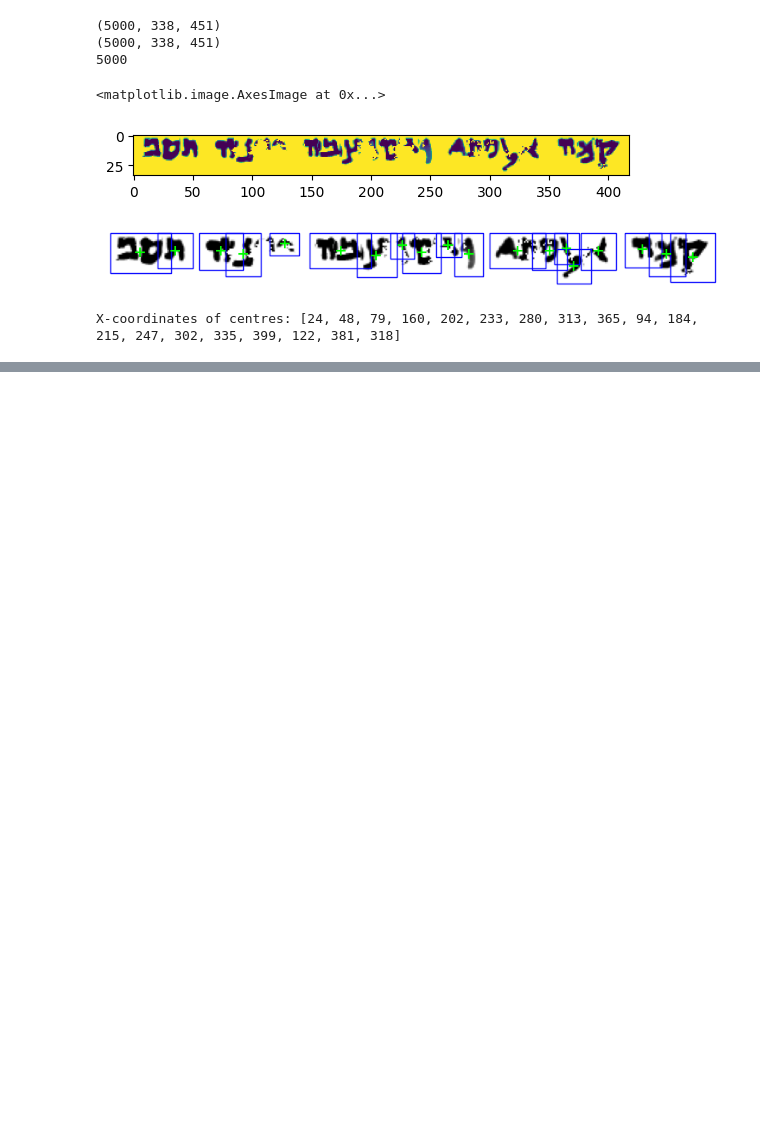
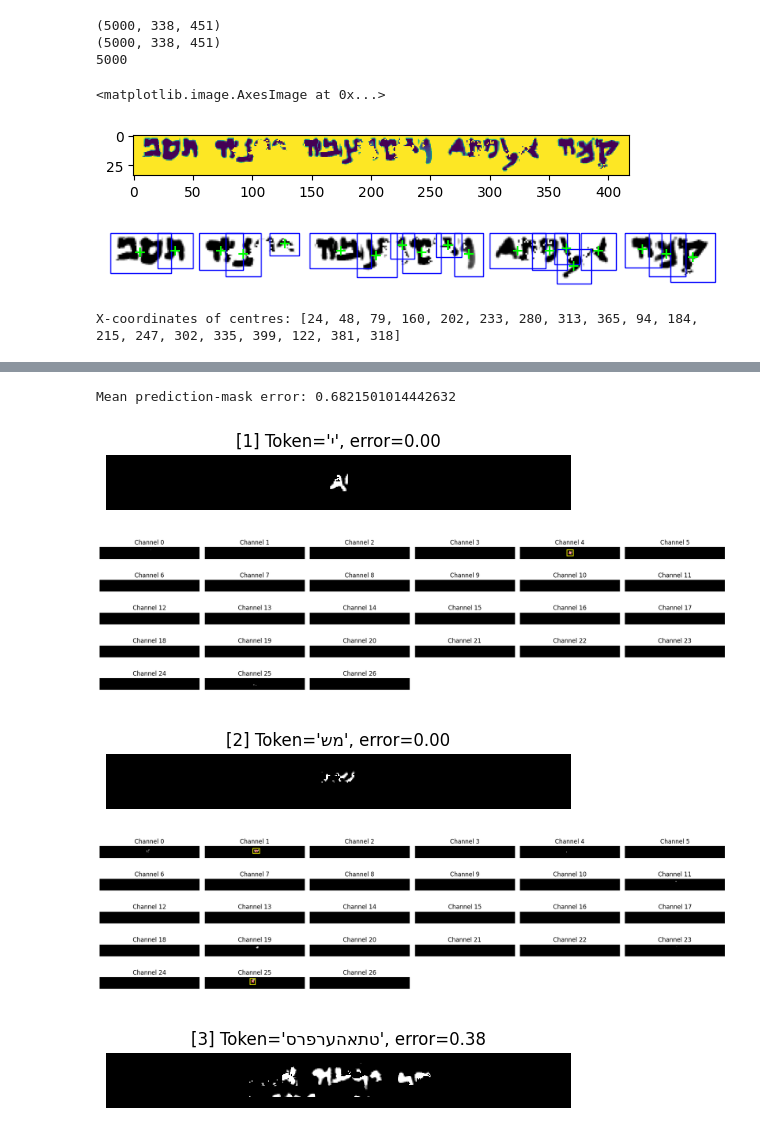
Before and after one commit to DeLnlyMthrLvr/DeadSeaScrolls, a Jupyter notebook: seb/character_segmentation/line_char_extraction.ipynb, the cells around one changed output, grey strips where cells are left out. Drawn from its saved outputs; the diff is of its cells as text; code cells hidden in the pictures; blank space fills up the shorter version.

```diff
--- a/seb/character_segmentation/line_char_extraction.ipynb
+++ b/seb/character_segmentation/line_char_extraction.ipynb
@@ -294,7 +340,7 @@ import pickle
 with open("tokens.pkl", "rb") as f:
     imported_tokens = pickle.load(f)
 
-errors = []
+prediction_errors = []
 for label_mask, line, prediction_mask, imported_token in tqdm.tqdm(zip(label_masks, lines, prediction_masks, imported_tokens, strict=True), total=lines.shape[0]):
     segmentation_mask = np.zeros(shape=(27, label_mask.shape[0], label_mask.shape[1]))
 
@@ -305,14 +351,15 @@ for label_mask, line, prediction_mask, imported_token in tqdm.tqdm(zip(label_mas
 
     centers = extractor(segmentation_mask)
 
-    reconstructed_token = [token_to_char[idx] for x, _, idx in centers]
+    reconstructed_token = [token_to_char[idx] for x, _, idx, box in centers]
 
     tokens_ratio = ratio(reconstructed_token,imported_token)
 
-    errors.append(tokens_ratio)
+    prediction_errors.append(tokens_ratio)
 
-np.mean(errors)
+print(np.mean(prediction_errors))
 
+test_error = []
 for label_mask, line, prediction_mask, imported_token in tqdm.tqdm(zip(label_masks, lines, prediction_masks, imported_tokens, strict=True), total=lines.shape[0]):
     segmentation_mask = np.zeros(shape=(27, label_mask.shape[0], label_mask.shape[1]))
 
@@ -323,11 +370,11 @@ for label_mask, line, prediction_mask, imported_token in tqdm.tqdm(zip(label_mas
 
     centers = extractor(segmentation_mask)
 
-    reconstructed_token = [token_to_char[idx] for x, _, idx in centers]
+    reconstructed_token = [token_to_char[idx] for x, _, idx, box in centers]
 
     tokens_ratio = ratio(reconstructed_token,imported_token)
 
-    errors.append(tokens_ratio)
+    test_error.append(tokens_ratio)
 
-np.mean(errors)
+np.mean(test_error)
 # %% [output]
@@ -335,0 +384,65 @@ np.float64(0.9388748590596927)
+# %%
+import pickle
+import tqdm
+
+label_masks = np.load("label_masks.npy")
+lines = np.load("lines.npy")
+prediction_masks = np.load("predictions_masks.npy")
+with open("tokens.pkl", "rb") as f:
+    imported_tokens = pickle.load(f)
+
+prediction_errors = []
+for label_mask, line, pred_mask, imp_tok in tqdm.tqdm(
+    zip(label_masks, lines, prediction_masks, imported_tokens, strict=True),
+    total=lines.shape[0]
+):
+    # build a one-hot stack for each predicted label
+    seg = np.zeros((27, *pred_mask.shape), dtype=bool)
+    for lbl in np.unique(pred_mask):
+        if lbl == 27: continue
+        seg[lbl] = (pred_mask == lbl)
+    # extract centers/boxes & reconstruct
+    centers = extractor(seg)
+    recon = [ token_to_char[idx] for (_, _, idx, _) in centers ]
+    prediction_errors.append(ratio("".join(recon), imp_tok))
+
+prediction_errors = np.array(prediction_errors)
+print("Mean prediction‐mask error:", np.mean(prediction_errors))
+
+N_HARD = 10
+hard_idxs = np.argsort(prediction_errors)[:N_HARD]
+
+
+hard = [
+    (
+        label_masks[i],
+        lines[i],
+        prediction_masks[i],
+        imported_tokens[i],
+        float(prediction_errors[i])
+    )
+    for i in hard_idxs
+]
+
+for rank, (lbl_mask, line_img, pred_mask, token, err) in enumerate(hard, 1):
+    # -- raw line --
+    plt.figure(figsize=(6,3))
+    plt.imshow(line_img[0], cmap="gray", origin="upper")
+    plt.title(f"[{rank}] Token={token!r}, error={err:.2f}")
+    plt.axis("off")
+    plt.show()
+
+    seg = np.zeros((27, *pred_mask.shape), dtype=bool)
+    for lbl in np.unique(pred_mask):
+        if lbl == 27: continue
+        seg[lbl] = (pred_mask == lbl)
+    centers = extractor(seg)
+
+    plot_centers_on_channels(seg, centers)
+# %% [output]
+Mean prediction‐mask error: 0.6821501014442632
+[figure, added]
+[figure, added]
+[figure, added]
+[figure, added]
+[figure, added]
```
Also changed, not shown: parts of 9 cells of this notebook, 5 other files.
